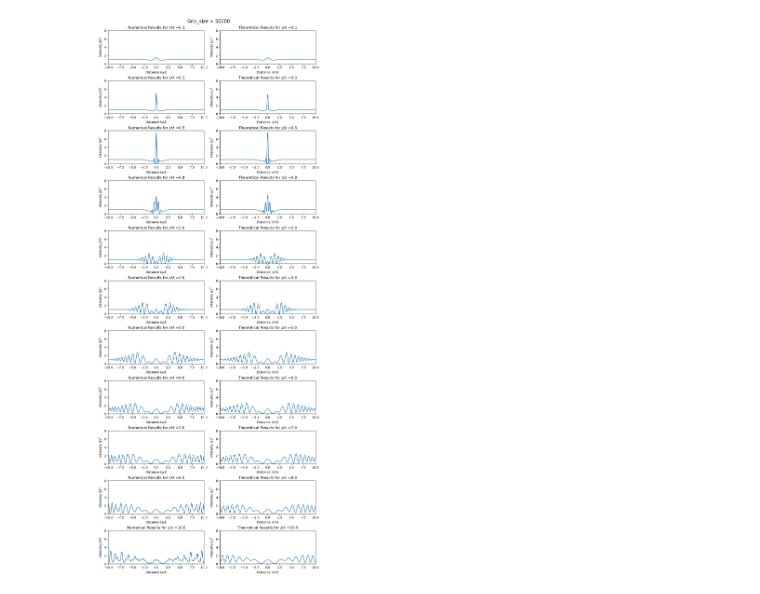
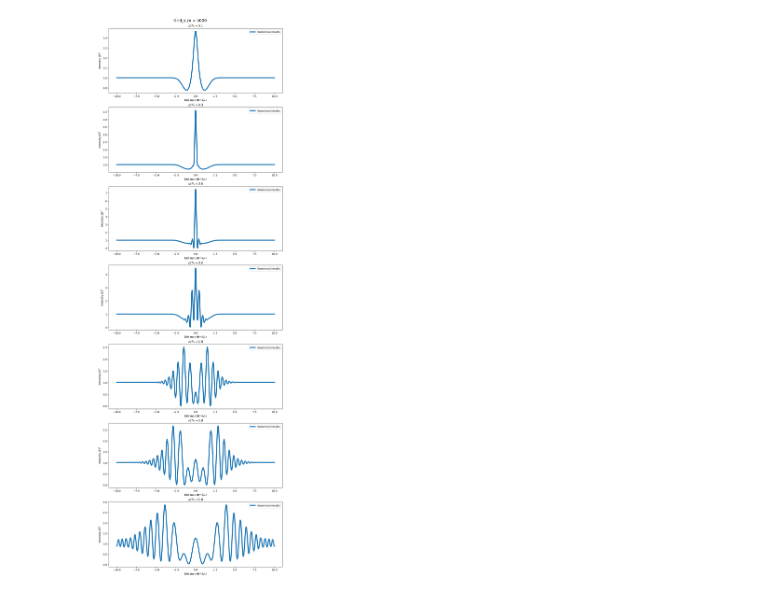
Before and after one commit to Margo-10/master_diploma, a Jupyter notebook: phase_screen_model.ipynb, the cells around one changed output. Drawn from its saved outputs; the diff is of its cells as text; code cells hidden in the pictures.

```diff
--- a/phase_screen_model.ipynb
+++ b/phase_screen_model.ipynb
@@ -95,4 +118,0 @@ def calculate_E_theoretical(x, z_values, k, r0, phi0, max_n=170):
-# %%
-# Get Numerical and Theoretical Results
-numerical_results = fourier_step2(phi, z_values, k)
-I_theory = calculate_E_theoretical(x, z_values, k, r0, phi0)
@@ -121,28 +118,0 @@ plt.show()
-# %%
-fig, axs = plt.subplots(len(z_values), 2, figsize=(10, 25), constrained_layout=True)
-
-# Добавляем общий заголовок
-fig.suptitle(r"Grid_size = " + f"{grid_size}", fontsize=15)
-
-for i, (zi, num_intensity, th_intensity) in enumerate(zip(Z_lambda, numerical_results, I_theory)):
-    # Numerical result plot
-    axs[i, 0].plot(X, num_intensity)
-    axs[i, 0].set_title(r"Numerical Results for $z / \lambda$ ="+f"{zi}")
-    axs[i, 0].set_xlabel(r"Distance $(x / \lambda)$")
-    axs[i, 0].set_ylabel("Intensity $|E|^2$")
-    axs[i, 0].set_xlim([-10, 10])
-    axs[i, 0].set_ylim([0, 8])
-
-    # Theoretical result plot
-    axs[i, 1].plot(X, th_intensity)
-    axs[i, 1].set_title(r"Theoretical Results for $z / \lambda$ ="+ f"{zi}")
-    axs[i, 1].set_xlabel(r"Distance $(x / \lambda)$")
-    axs[i, 1].set_ylabel("Intensity $|E|^2$")
-    axs[i, 1].set_xlim([-10, 10])
-    axs[i, 1].set_ylim([0, 8])
-
-# plt.tight_layout()
-plt.savefig(f"{grid_size}.png",dpi='figure')
-plt.show()
-# %% [output]
-[figure, removed]
@@ -188,0 +173,13 @@ plt.show()
+# %%
+R = 100 #100 meters to source (it is radius of circle)
+Grid_theta = 0.06 # radians
+r = 100
+r0 = wavelength
+phi0 = 10
+grid_size = 5000
+dr_lambda = [0.1, 0.3, 0.5, 0.8, 2.0, 3.0, 5.0]
+
+phase_screen_cyl = PhaseScreenCyl(wavelength, phi0 ,grid_size, R, Grid_theta, r,  dr_lambda, r0)
+phase_screen_cyl.plot_results()
+# %% [output]
+[figure, added]
```
Also changed, not shown: parts of 10 cells of this notebook.
